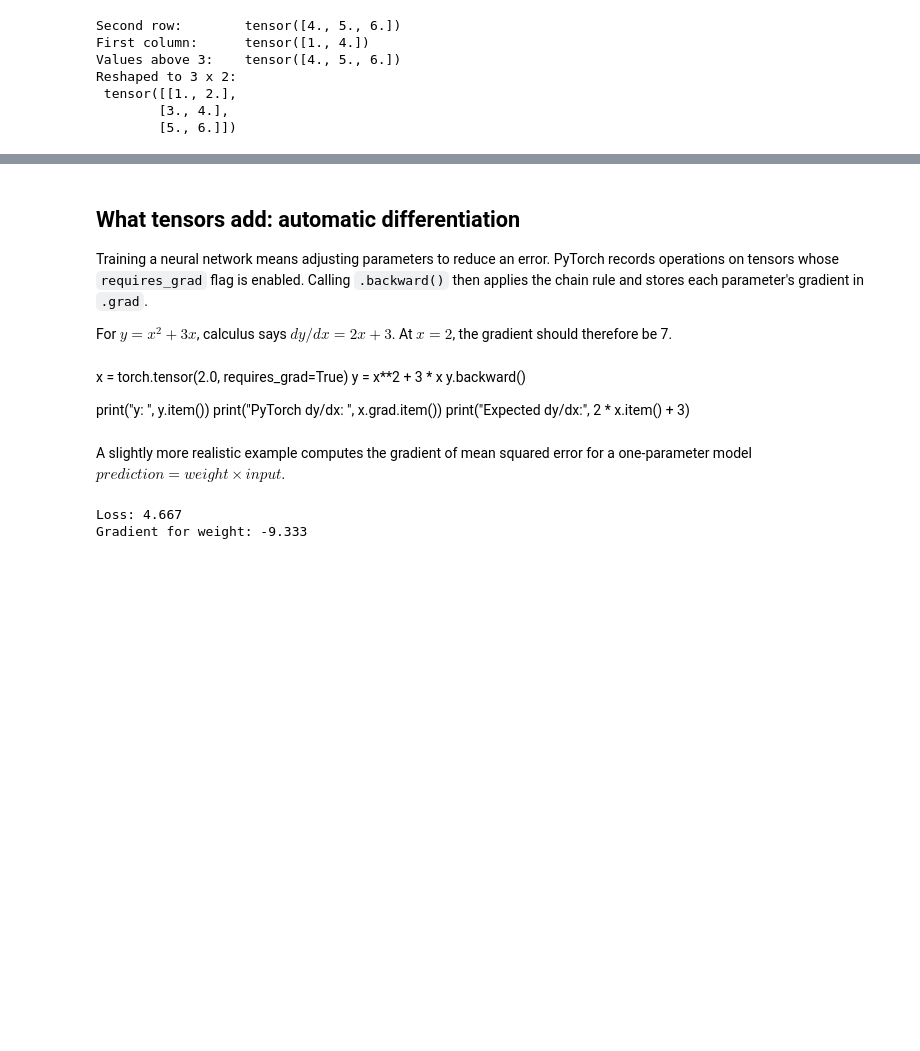
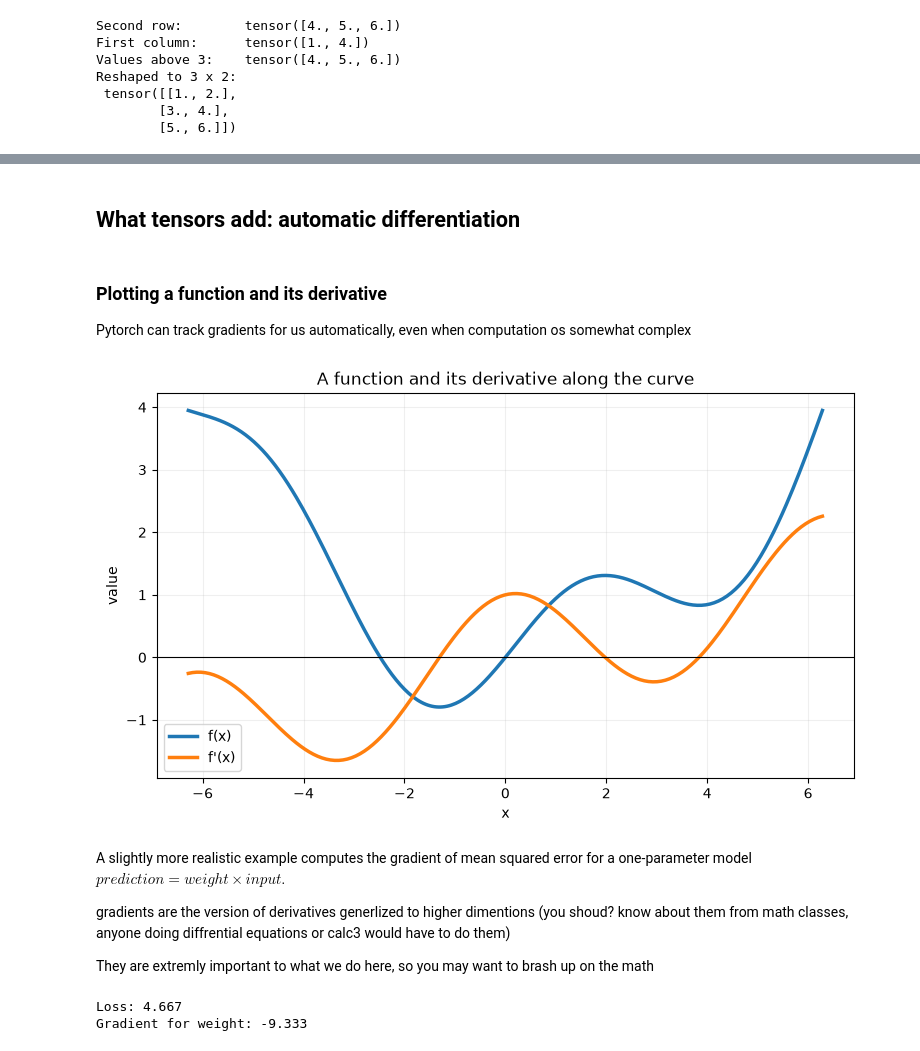
Before and after one commit to ai-with-guy/Intro-to-practical-AI-course, a Jupyter notebook: 2. Deep Learning Fundementals/pytorch_tensors_and_numpy.ipynb, the cells around one changed output, grey strips where cells are left out. Saved outputs shown, nothing was run; the diff lists cells and outputs as text; code cells hidden in the pictures; blank space fills up the shorter version.

Commit message:
added changes from guy and sketched pytorch notebook

```diff
--- a/2. Deep Learning Fundementals/pytorch_tensors_and_numpy.ipynb
+++ b/2. Deep Learning Fundementals/pytorch_tensors_and_numpy.ipynb
@@ -128,19 +150,38 @@ print(result_as_numpy)
-# %% [markdown]
-## What tensors add: automatic differentiation
-
-Training a neural network means adjusting parameters to reduce an error. PyTorch records operations on tensors whose `requires_grad` flag is enabled. Calling `.backward()` then applies the chain rule and stores each parameter's gradient in `.grad`.
-
-For $y = x^2 + 3x$, calculus says $dy/dx = 2x + 3$. At $x = 2$, the gradient should therefore be 7.
-# %% [markdown]
-x = torch.tensor(2.0, requires_grad=True)
-y = x**2 + 3 * x
-y.backward()
-
-print("y:              ", y.item())
-print("PyTorch dy/dx: ", x.grad.item())
-print("Expected dy/dx:", 2 * x.item() + 3)
+# %% [markdown]
+## What tensors add: automatic differentiation
+# %% [markdown]
+### Plotting a function and its derivative
+Pytorch can track gradients for us automatically, even when computation os somewhat complex
+# %%
+def func1(x):
+    return torch.sin(x)
+
+def function(x):
+    return func1(x) + 0.1 * x**2
+
+x_curve = torch.linspace(-2 * torch.pi, 2 * torch.pi, 300)
+y_curve = torch.vmap(function)(x_curve)
+derivative_function = torch.func.grad(function)
+dy_dx_curve = torch.vmap(derivative_function)(x_curve)
+
+plt.figure(figsize=(9, 5))
+plt.plot(x_curve, y_curve, linewidth=2.5, label=r"f(x)")
+plt.plot(x_curve, dy_dx_curve, linewidth=2.5, label=r"f'(x)")
+plt.axhline(0, color="black", linewidth=0.8)
+plt.xlabel("x")
+plt.ylabel("value")
+plt.title("A function and its derivative along the curve")
+plt.grid(alpha=0.2)
+plt.legend()
+plt.show()
+# %% [output]
+[figure, added]
 # %% [markdown]
 A slightly more realistic example computes the gradient of mean squared error for a one-parameter model $prediction = weight \times input$.
+
+gradients are the version of derivatives generlized to higher dimentions (you shoud? know about them from math classes, anyone doing diffrential equations or calc3 would have to do them)
+
+They are extremly important to what we do here, so you may want to brash up on the math
 # %%
 inputs = torch.tensor([1.0, 2.0, 3.0])
 targets = torch.tensor([2.0, 4.0, 6.0])
```
Also changed, not shown: parts of 20 cells of this notebook, 13 other files.
